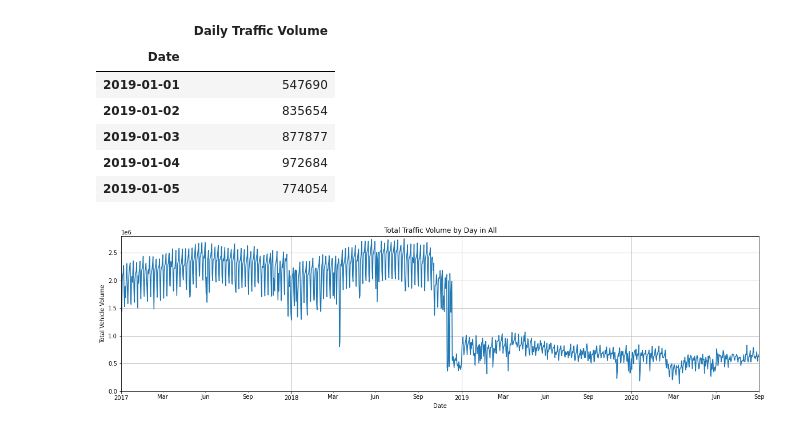
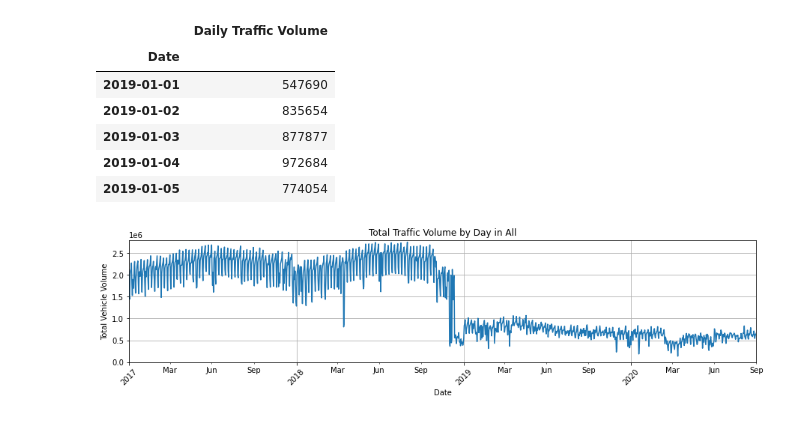
Before and after one commit to gonzaloreusch/Air-Quality, a Jupyter notebook: DataFrames/traffic.ipynb, the cells around one changed output. Saved outputs shown, nothing was run; the diff lists cells and outputs as text; code cells hidden in the pictures.

```diff
--- a/DataFrames/traffic.ipynb
+++ b/DataFrames/traffic.ipynb
@@ -69,37 +71,37 @@ daily_traffic['2019'].head()
 # %%
 
 # Select year for graph, or 'All' for every year
 year_select = 'All'
 
 x = daily_traffic[year_select].index
 y = daily_traffic[year_select]['Daily Traffic Volume']
 
 # graph date ticks
-plt.figure(figsize=(20,5))
+plt.figure(figsize=(15,3))
 ax = plt.gca()
 dates = daily_traffic[year_select].index
 dates = [datetime.strptime(d, "%Y-%m-%d") for d in dates]
 plt.plot(dates, y)
 ax.set_xlim([dates[0], dates[-1]])
 
 ax.xaxis.set_major_locator(mdates.YearLocator())
 ax.xaxis.set_major_formatter(mdates.DateFormatter('%Y'))
 ax.xaxis.set_minor_locator(mdates.MonthLocator(bymonth=(3,6,9), bymonthday=-1))
 ax.xaxis.set_minor_formatter(mdates.DateFormatter('%b'))
 
 
 # graph formatting
 plt.title(f'Total Traffic Volume by Day in {year_select}')
 ax.grid(axis='both')
 plt.ylim(0,2800000)
-plt.xticks(rotation=0)
+plt.xticks(rotation=45)
 plt.xlabel('Date')
 plt.ylabel('Total Vehicle Volume')
 
-plt.savefig('../Images/Traffic-All.jpg')
+plt.savefig('../Images/Traffic-AllYears.jpg')
 plt.show()
 # %% [output]
-[figure, old version]
+[figure, new version]
 # %%
 aqi_filepath = '../Resources/Combined_AQI_csv.csv'
 
```
Also changed, not shown: parts of 3 cells of this notebook, 5 other files.
